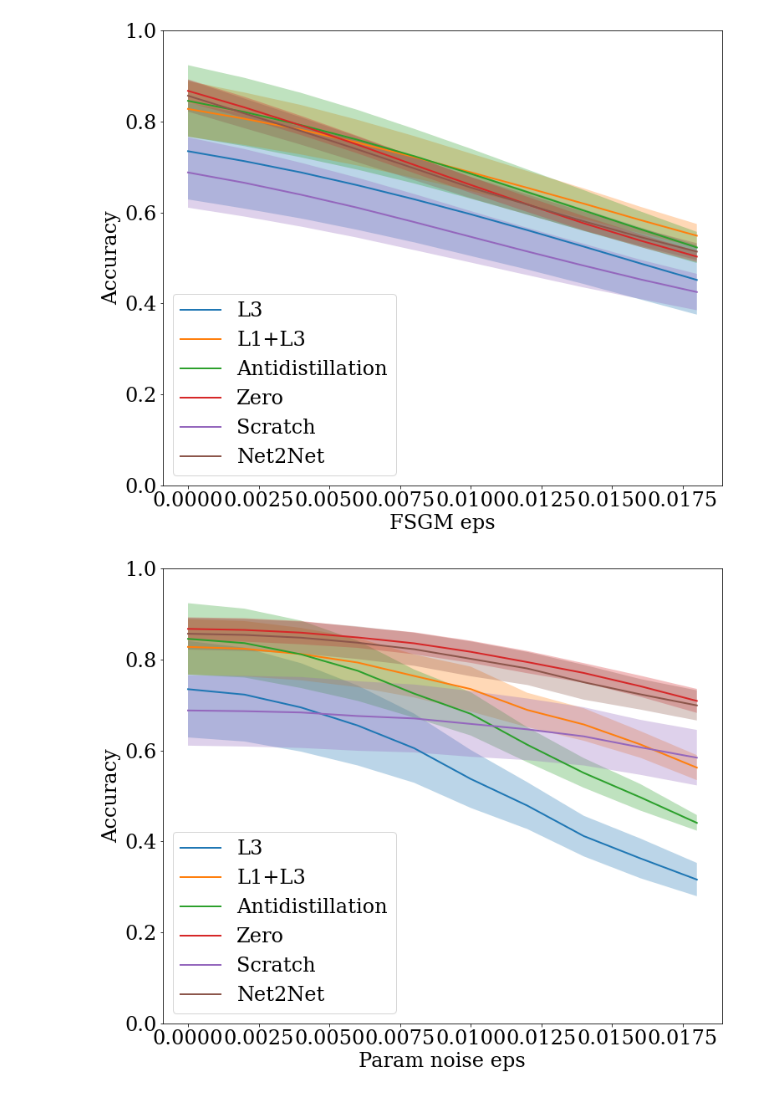
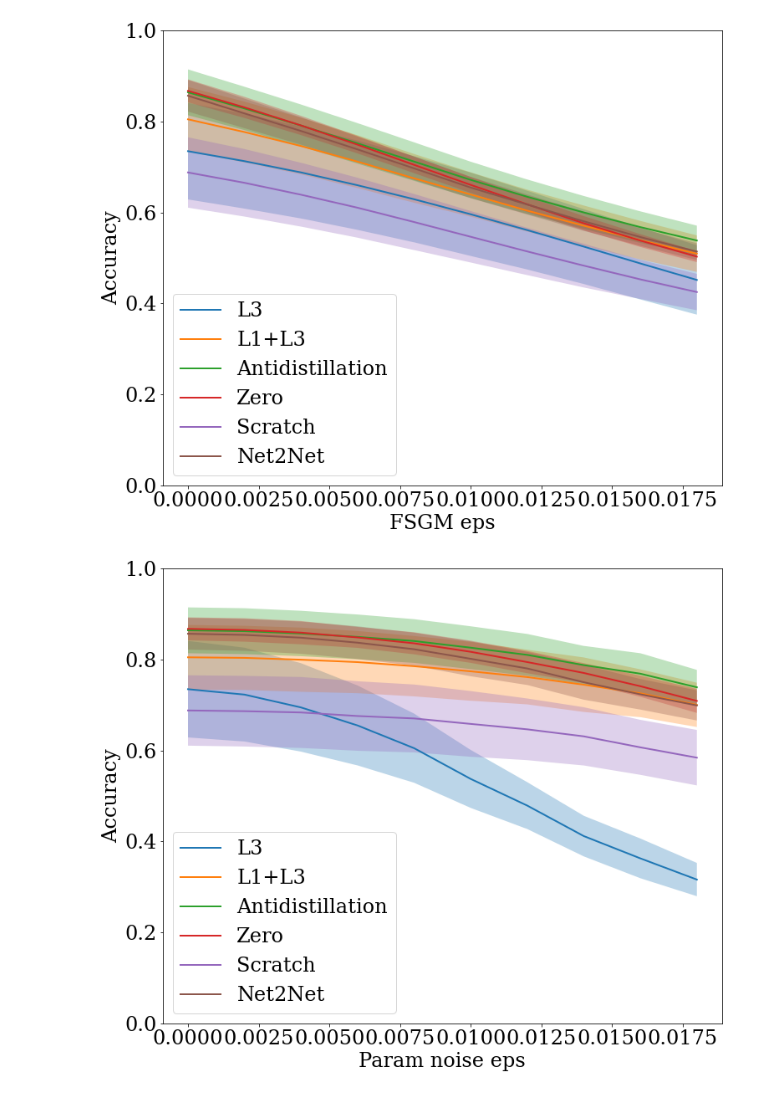
Before and after one commit to intsystems/2022-Project-97, a Jupyter notebook: src/fminst/plot_plots.ipynb, the cells around one changed output. Drawn from its saved outputs; the diff is of its cells as text; code cells hidden in the pictures.

Commit message:
new plots

```diff
--- a/src/fminst/plot_plots.ipynb
+++ b/src/fminst/plot_plots.ipynb
@@ -28,10 +28,10 @@ Using cuda device
 with open(pipeline.get_path()+'/history_noise.json') as inp:
     history_noise = json.load(inp)
 
-with open(pipeline.get_path()+'/history_antidistil_scratch.json') as inp:
-    history_antidistil_scratch = json.load(inp)
+with open(pipeline.get_path()+'/history_antidistil.json') as inp:
+    history_antidistil = json.load(inp)
 
-with open(pipeline.get_path()+'/history_no_antidistil.json') as inp:
+with open(pipeline.get_path()+'/history_l1_l3.json') as inp:
     history_l1_l3 = json.load(inp)
 
 
@@ -57,21 +64,21 @@ plot.plot_variance([history_noise, history_l1_l3, history_antidistil_scratch, hi
 # %%
 reload(plot)
 plot.prepare_for_plots()
-plot.plot_variance([history_noise, history_l1_l3, history_antidistil_scratch,
+plot.plot_variance([history_noise, history_l1_l3, history_antidistil,
                    history_5_zero,
                    history_5_scratch, history_5_n2n],
                    consts.fsgm_eps,
                    ['L3', 'L1+L3', 'Antidistillation', 'Zero', 'Scratch', 'Net2Net'], 'fsgm_noise_acc',
                     'FSGM eps', 'Accuracy')
 # %% [output]
-[figure, old version]
+[figure, new version]
 # %%
 reload(plot)
 plot.prepare_for_plots()
-plot.plot_variance([history_noise, history_l1_l3, history_antidistil_scratch, history_5_zero,
+plot.plot_variance([history_noise, history_l1_l3, history_antidistil, history_5_zero,
                    history_5_scratch, history_5_n2n],
                    consts.fsgm_eps,
                    ['L3', 'L1+L3', 'Antidistillation', 'Zero', 'Scratch', 'Net2Net'], 'param_noise_acc',
                     'Param noise eps', 'Accuracy')
 # %% [output]
-[figure, old version]
+[figure, new version]
```
Also changed, not shown: parts of 3 cells of this notebook.
